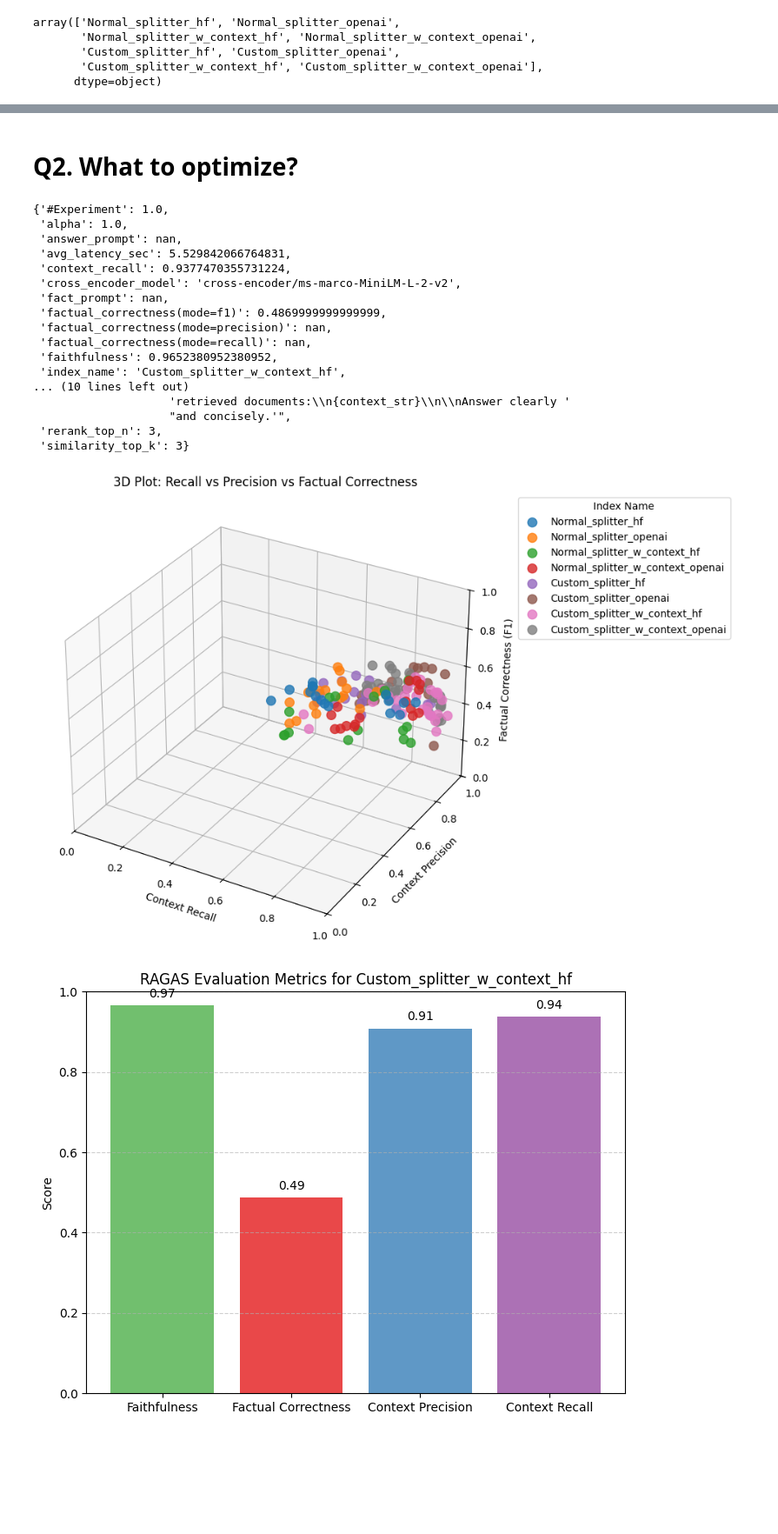
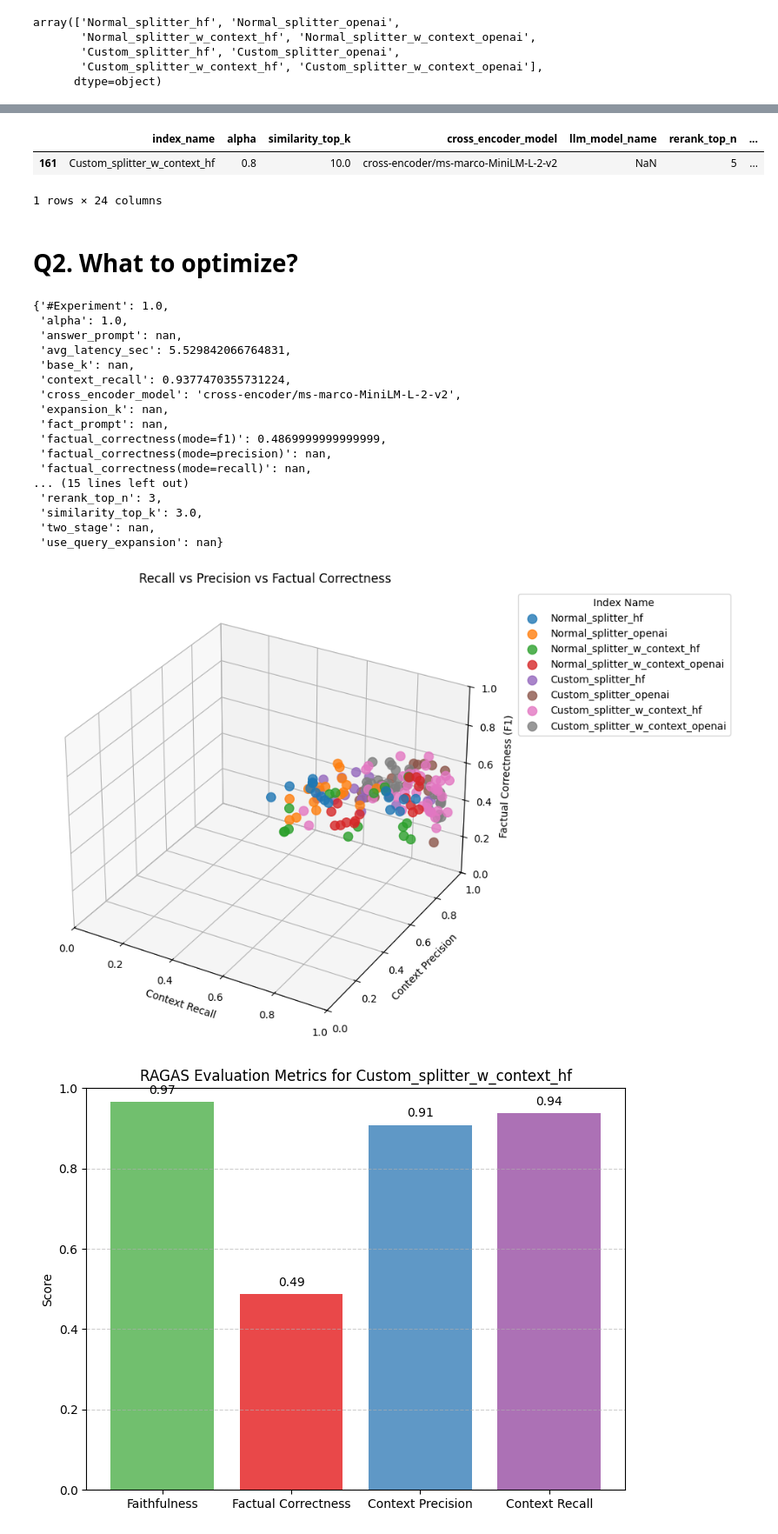
Before and after one commit to ATTIC-TOURS/rag, a Jupyter notebook: rag_experiments_analysis.ipynb, the cells around one changed output, grey strips where cells are left out. Shown at 87% size. Saved outputs shown, nothing was run; the diff lists cells and outputs as text; code cells hidden in the pictures; blank space fills up the shorter version.

```diff
--- a/rag_experiments_analysis.ipynb
+++ b/rag_experiments_analysis.ipynb
@@ -66,36 +131,43 @@ plt.show()
+# %%
+selected_condition = experiments["#Experiment"] == 10.0
+
+experiments[condition & selected_condition]
+# %% [output]
+|  | index_name | alpha | similarity_top_k | cross_encoder_model | llm_model_name | rerank_top_n | ... |
+| 161 | Custom_splitter_w_context_hf | 0.8 | 10.0 | cross-encoder/ms-marco-MiniLM-L-2-v2 | NaN | 5 | ... |
+1 rows × 24 columns
 # %% [markdown]
 # Q2. What to optimize?
 # %%
 # conditions
-custom_splitter_hf = df['index_name'] == 'Custom_splitter_w_context_hf'
-context_recall_condition = df['context_recall'] > 0.8
-context_precision_condition = df['llm_context_precision_with_reference'] > 0.9
+custom_splitter_hf = experiments['index_name'] == 'Custom_splitter_w_context_hf'
+context_recall_condition = experiments['context_recall'] > 0.8
+context_precision_condition = experiments['llm_context_precision_with_reference'] > 0.9
 
-df["#Experiment"] = df["#Experiment"].fillna(1)
-target_df = df[df["#Experiment"] == 1]
+experiments["#Experiment"] = experiments["#Experiment"].fillna(1)
+target_df = experiments[experiments["#Experiment"] == 1]
 
 result = target_df[custom_splitter_hf & context_recall_condition & context_precision_condition]
-pprint(best_overall(result).to_dict())
+pprint(best_overall(result, metric="context_recall").to_dict())
 # %% [output]
 {'#Experiment': 1.0,
  'alpha': 1.0,
  'answer_prompt': nan,
  'avg_latency_sec': 5.529842066764831,
+ 'base_k': nan,
  'context_recall': 0.9377470355731224,
  'cross_encoder_model': 'cross-encoder/ms-marco-MiniLM-L-2-v2',
+ 'expansion_k': nan,
  'fact_prompt': nan,
  'factual_correctness(mode=f1)': 0.4869999999999999,
  'factual_correctness(mode=precision)': nan,
  'factual_correctness(mode=recall)': nan,
- 'faithfulness': 0.9652380952380952,
- 'index_name': 'Custom_splitter_w_context_hf',
-... (10 lines left out)
-                    'retrieved documents:\\n{context_str}\\n\\nAnswer clearly '
-                    "and concisely.'",
+... (15 lines left out)
  'rerank_top_n': 3,
- 'similarity_top_k': 3}
+ 'similarity_top_k': 3.0,
+ 'two_stage': nan,
+ 'use_query_expansion': nan}
 # %%
-import matplotlib.pyplot as plt
 from mpl_toolkits.mplot3d import Axes3D
 
 # Create figure
@@ -103,11 +175,11 @@ fig = plt.figure(figsize=(10, 8))
 ax = fig.add_subplot(111, projection='3d')
 
 # Assign each index_name a color
-index_names = df["index_name"].unique()
+index_names = experiments["index_name"].unique()
 colors = plt.cm.tab10(range(len(index_names)))  # up to 10 unique colors
 
 for i, name in enumerate(index_names):
-    subset = df[df["index_name"] == name]
+    subset = experiments[experiments["index_name"] == name]
     ax.scatter(
         subset["context_recall"],
         subset["llm_context_precision_with_reference"],
@@ -127,12 +199,12 @@ ax.set_xlim(0, 1)
 ax.set_ylim(0, 1)
 ax.set_zlim(0, 1)
 
-plt.title("3D Plot: Recall vs Precision vs Factual Correctness")
+plt.title("Recall vs Precision vs Factual Correctness")
 ax.legend(title="Index Name", bbox_to_anchor=(1.05, 1), loc='upper left')  # legend outside
 
 plt.show()
 # %% [output]
-[figure, old version]
+[figure, new version]
 # %%
 result_params = best_overall(result).to_dict()
 
```
Also changed, not shown: parts of 14 cells of this notebook, 6 other files.
